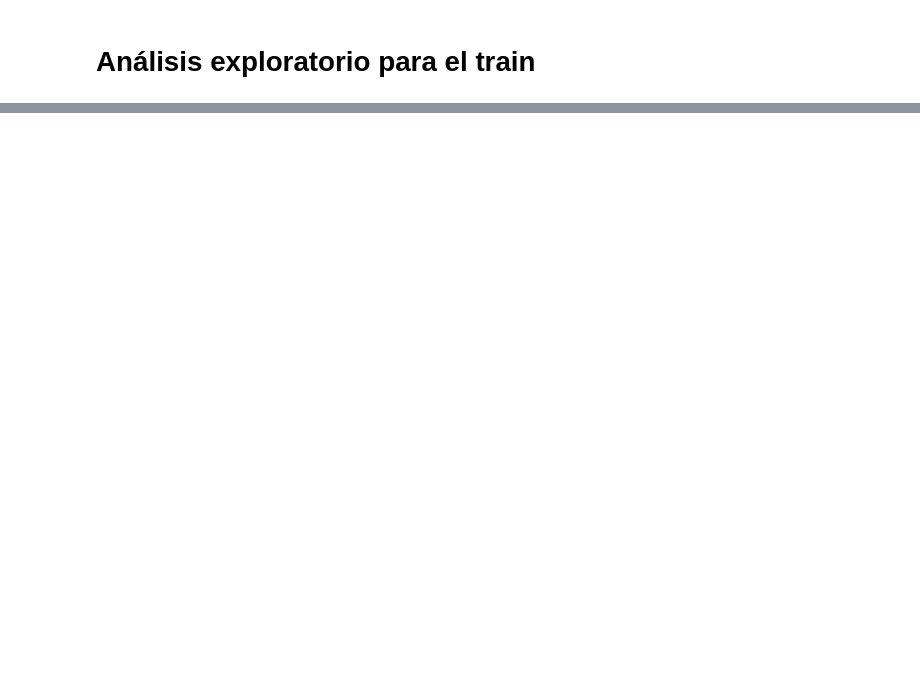
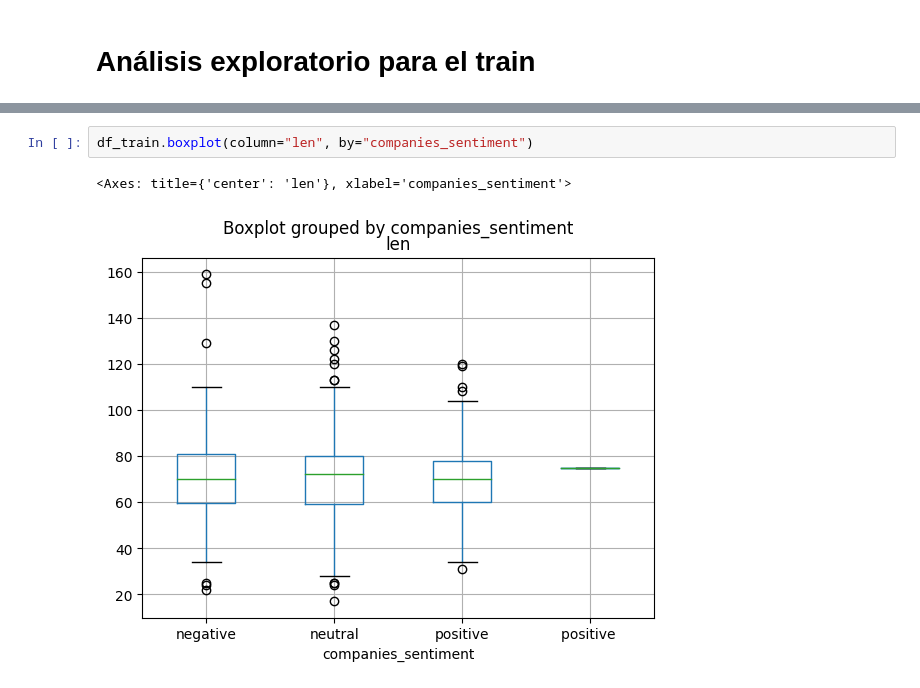
Before and after one commit to Frorozcoloa/FinancIA, a Jupyter notebook: Notebooks/0-1 EDA.ipynb, the cells around one changed output, grey strips where cells are left out. Saved outputs shown, nothing was run; the diff lists cells and outputs as text; blank space fills up the shorter version.

```diff
--- a/Notebooks/0-1 EDA.ipynb
+++ b/Notebooks/0-1 EDA.ipynb
@@ -40,0 +76,5 @@ df_test = pd.read_csv(path/"test.csv")
+# %%
+df_train.boxplot(column="len", by="companies_sentiment")
+# %% [output]
+<Axes: title={'center': 'len'}, xlabel='companies_sentiment'>
+[figure, added]
```
Also changed, not shown: parts of 18 cells of this notebook, 2 other files.
